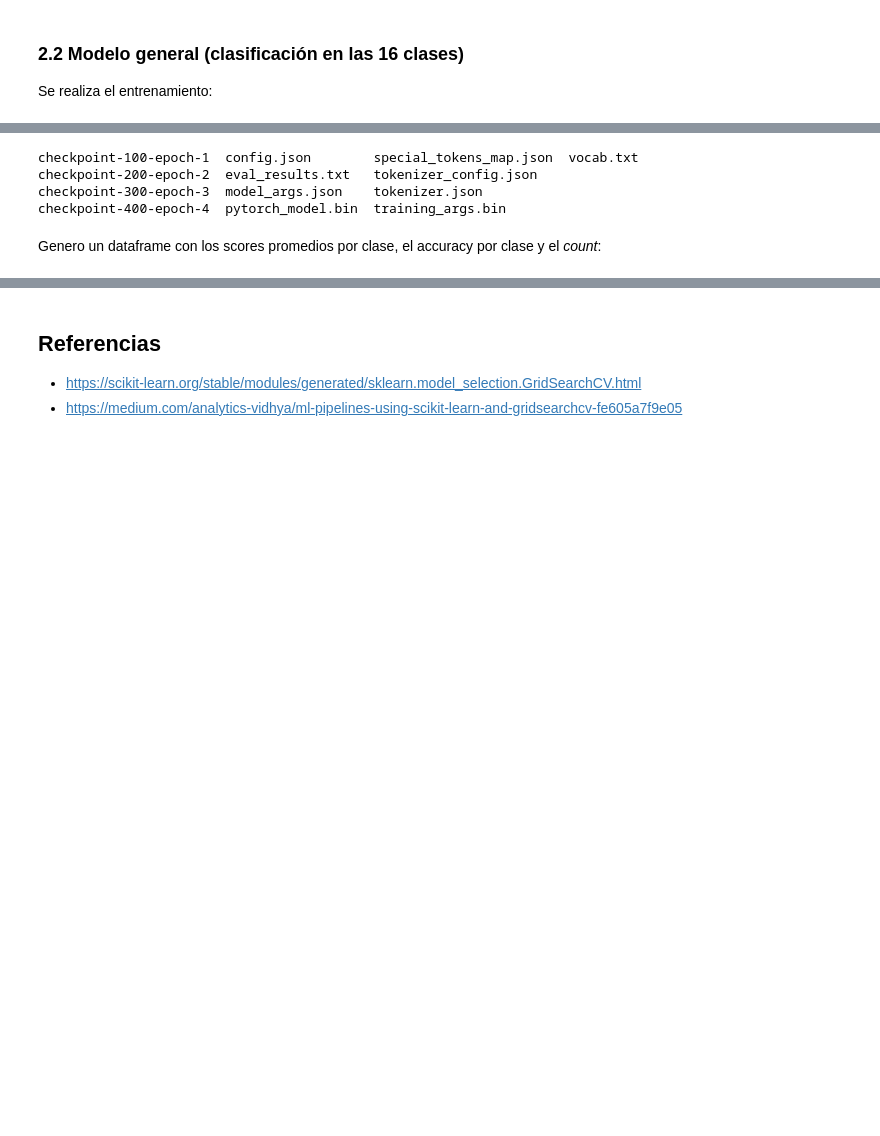
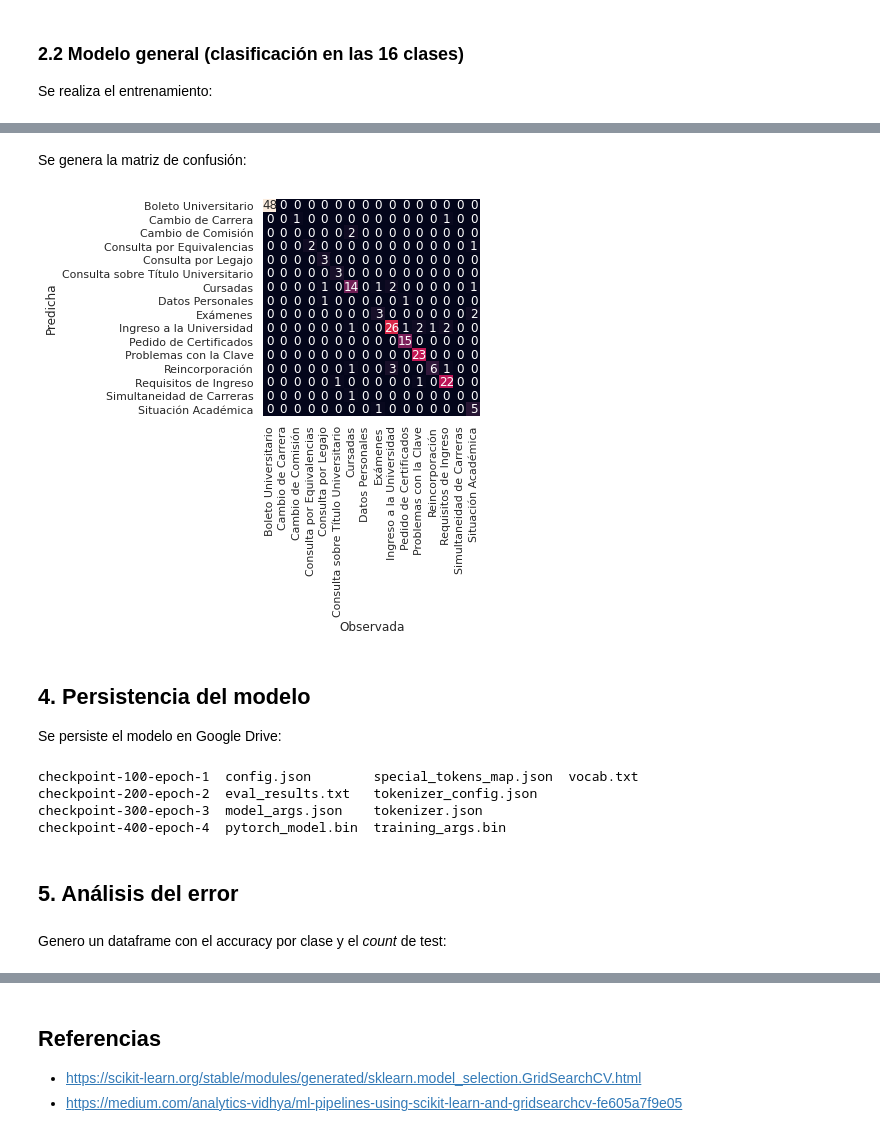
Before and after one commit to jumafernandez/clasificacion_correos, a Jupyter notebook: notebooks/jaiio/03-modelos/07-bis-etiquetado_manual+beto.ipynb, the cells around one changed output, grey strips where cells are left out. Drawn from its saved outputs; the diff is of its cells as text; code cells hidden in the pictures; blank space fills up the shorter version.

```diff
--- a/notebooks/jaiio/03-modelos/07-bis-etiquetado_manual+beto.ipynb
+++ b/notebooks/jaiio/03-modelos/07-bis-etiquetado_manual+beto.ipynb
@@ -231,3 +229,24 @@ print(results_test)
+# %% [markdown]
+Se genera la matriz de confusión:
+# %%
+import numpy as np
+import seaborn as sns; sns.set()
+import matplotlib.pyplot as plt
+from sklearn import metrics #Importar el módulo metrics de scikit-learn
+
+mat = metrics.confusion_matrix(test_df.labels, predictions)
+
+sns.heatmap(mat, square=True, annot=True, fmt='d', cbar=False,
+            xticklabels=etiquetas, yticklabels=etiquetas)
+
+plt.xlabel('Observada')
+plt.ylabel('Predicha');
+# %% [output]
+[figure, added]
+# %% [markdown]
+## 4. Persistencia del modelo
+
+Se persiste el modelo en Google Drive:
 # %%
 !ls outputs/
 # %% [output]
@@ -245,6 +264,8 @@ if GUARDAR_DRIVE:
   shutil.make_archive('outputs', 'zip', 'outputs')
   drive.mount('drive')
   !cp outputs.zip "drive/My Drive/50jaiio_modelos/"
+# %% [markdown]
+## 5. Análisis del error
 # %% [markdown]
-Genero un dataframe con los scores promedios por clase, el accuracy por clase y el _count_:
+Genero un dataframe con el accuracy por clase y el _count_ de test:
 # %%
```
Also changed, not shown: parts of 9 cells of this notebook.
